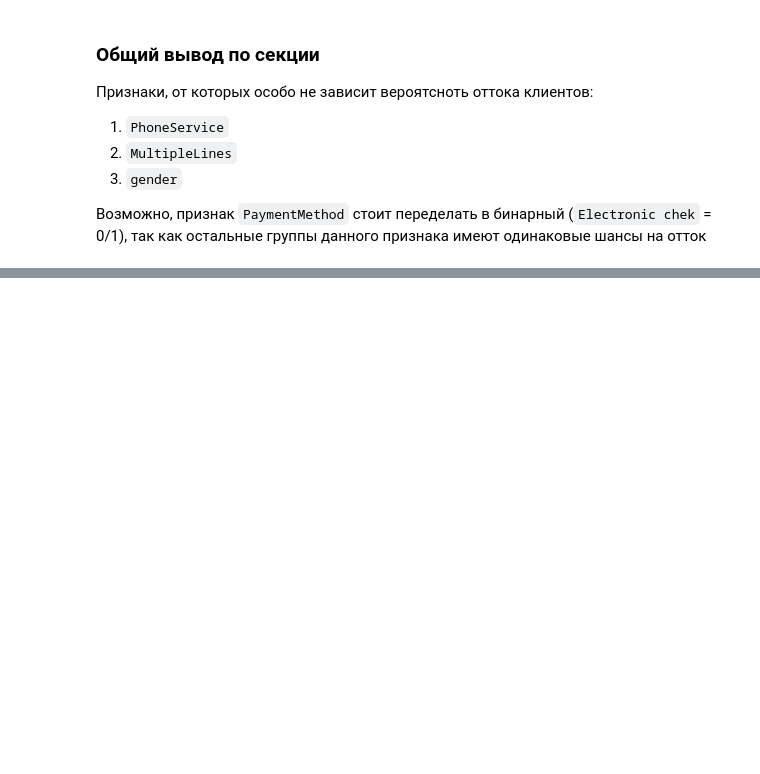
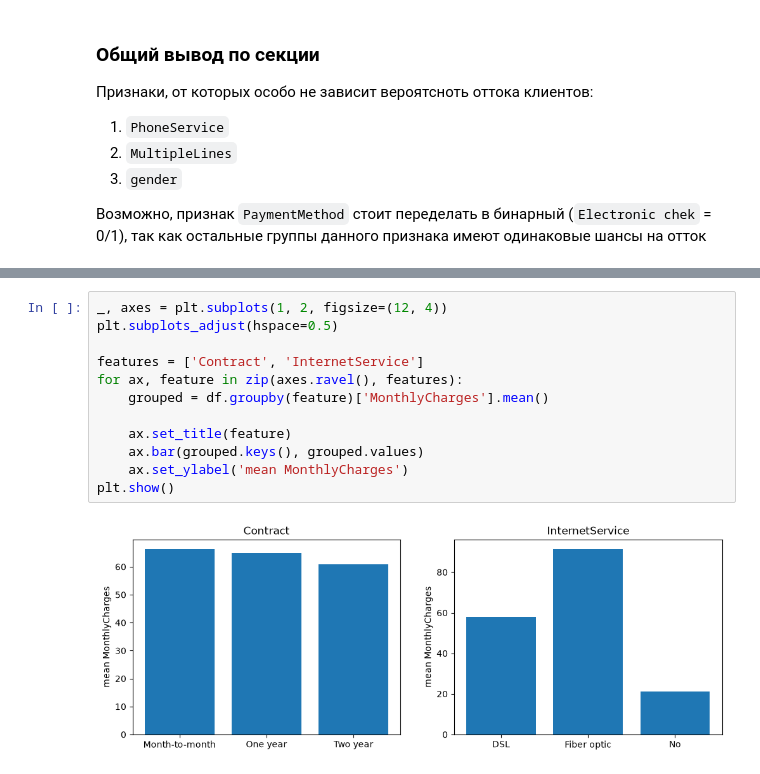
Before and after one commit to CondoR-R/telco-churn-project, a Jupyter notebook: notebooks/01_eda.ipynb, the cells around one changed output, grey strips where cells are left out. Drawn from its saved outputs; the diff is of its cells as text; blank space fills up the shorter version.

```diff
--- a/notebooks/01_eda.ipynb
+++ b/notebooks/01_eda.ipynb
@@ -408,0 +416,14 @@ plt.show()
+# %%
+_, axes = plt.subplots(1, 2, figsize=(12, 4))
+plt.subplots_adjust(hspace=0.5)
+
+features = ['Contract', 'InternetService']
+for ax, feature in zip(axes.ravel(), features):
+    grouped = df.groupby(feature)['MonthlyCharges'].mean()
+
+    ax.set_title(feature)
+    ax.bar(grouped.keys(), grouped.values)
+    ax.set_ylabel('mean MonthlyCharges')
+plt.show()
+# %% [output]
+[figure, added]
```
Also changed, not shown: parts of 8 cells of this notebook.
